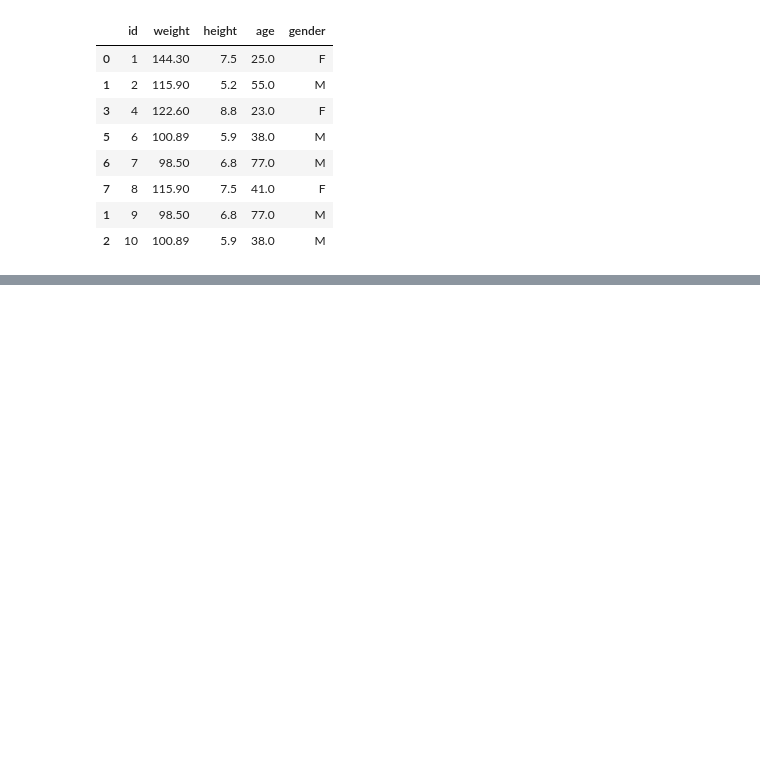
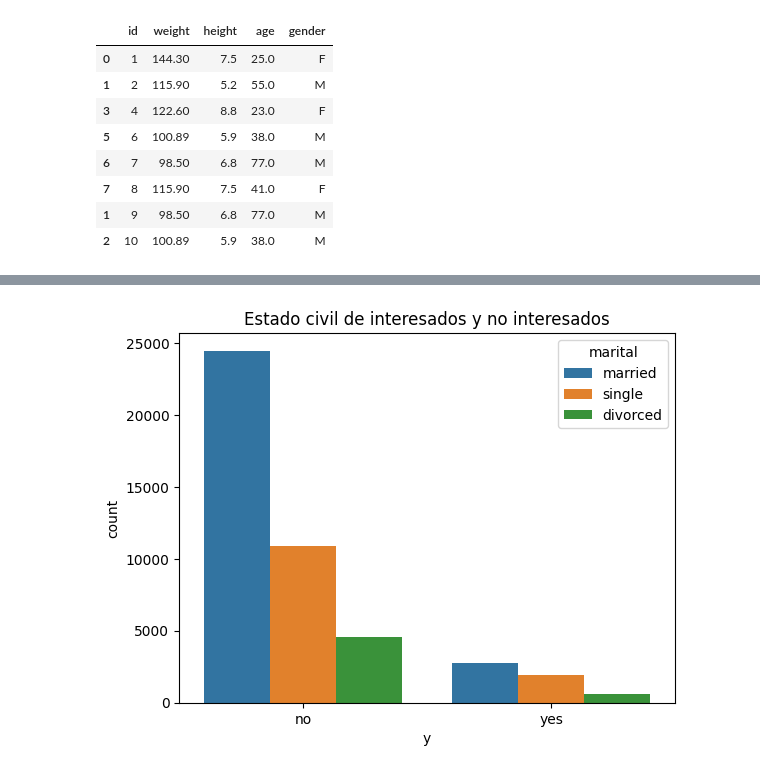
Before and after one commit to AndrewsJascoro/DataAnalyts_Mintic_Talento_Tech, a Jupyter notebook: Exercises_only_to_DA_class.ipynb, the cells around one changed output, grey strips where cells are left out. Saved outputs shown, nothing was run; the diff lists cells and outputs as text; code cells hidden in the pictures; blank space fills up the shorter version.

```diff
--- a/Exercises_only_to_DA_class.ipynb
+++ b/Exercises_only_to_DA_class.ipynb
@@ -296,0 +519,6 @@ dtype: int64
+# %%
+sns.countplot(x='y', hue='marital', data=df)
+plt.title("Estado civil de interesados y no interesados")
+plt.show()
+# %% [output]
+[figure, added]
```
Also changed, not shown: parts of 15 cells of this notebook.
